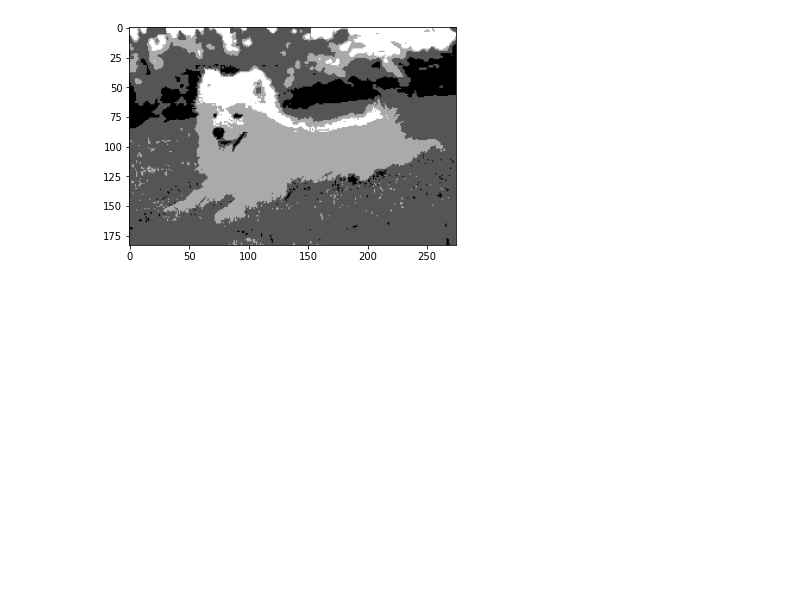
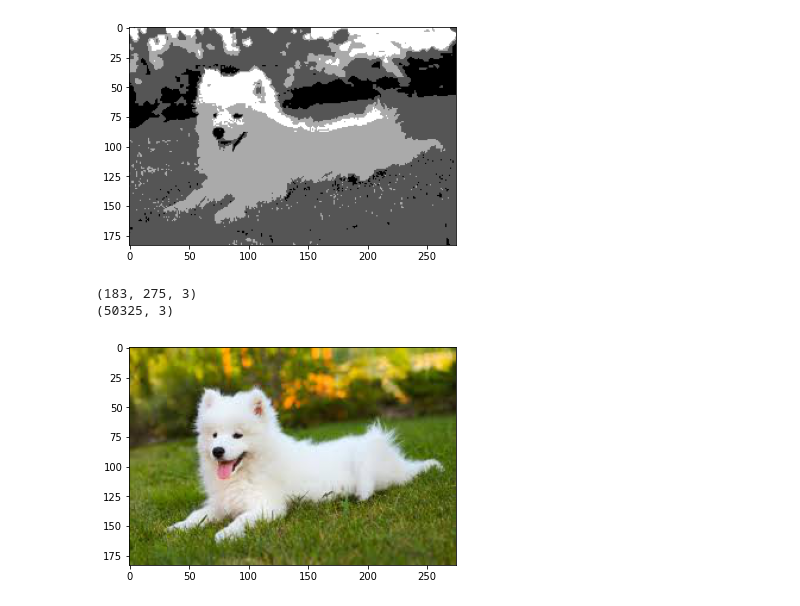
Before and after one commit to kamleshbiloniya/DeepLearningProjects, a Jupyter notebook: segmentation/segmentation.ipynb, the cells around one changed output. Cells and saved outputs as stored; diff of their text form; code cells hidden in the pictures; blank space fills up the shorter version.

```diff
--- a/segmentation/segmentation.ipynb
+++ b/segmentation/segmentation.ipynb
@@ -48,3 +48,14 @@ plt.imshow(gray, cmap='gray')
 # %% [output]
 <matplotlib.image.AxesImage at 0x...>
 [figure]
+# %%
+#Image Segmentation based on Clustering
+image = plt.imread('dog.jpeg')/255
+print(image.shape)
+plt.imshow(image)
+img_n = image.reshape(image.shape[0]*image.shape[1],image.shape[2])
+print(img_n.shape)
+# %% [output]
+(183, 275, 3)
+(50325, 3)
+[figure, added]
```
Also changed, not shown: parts of 2 cells of this notebook, 1 other file.
